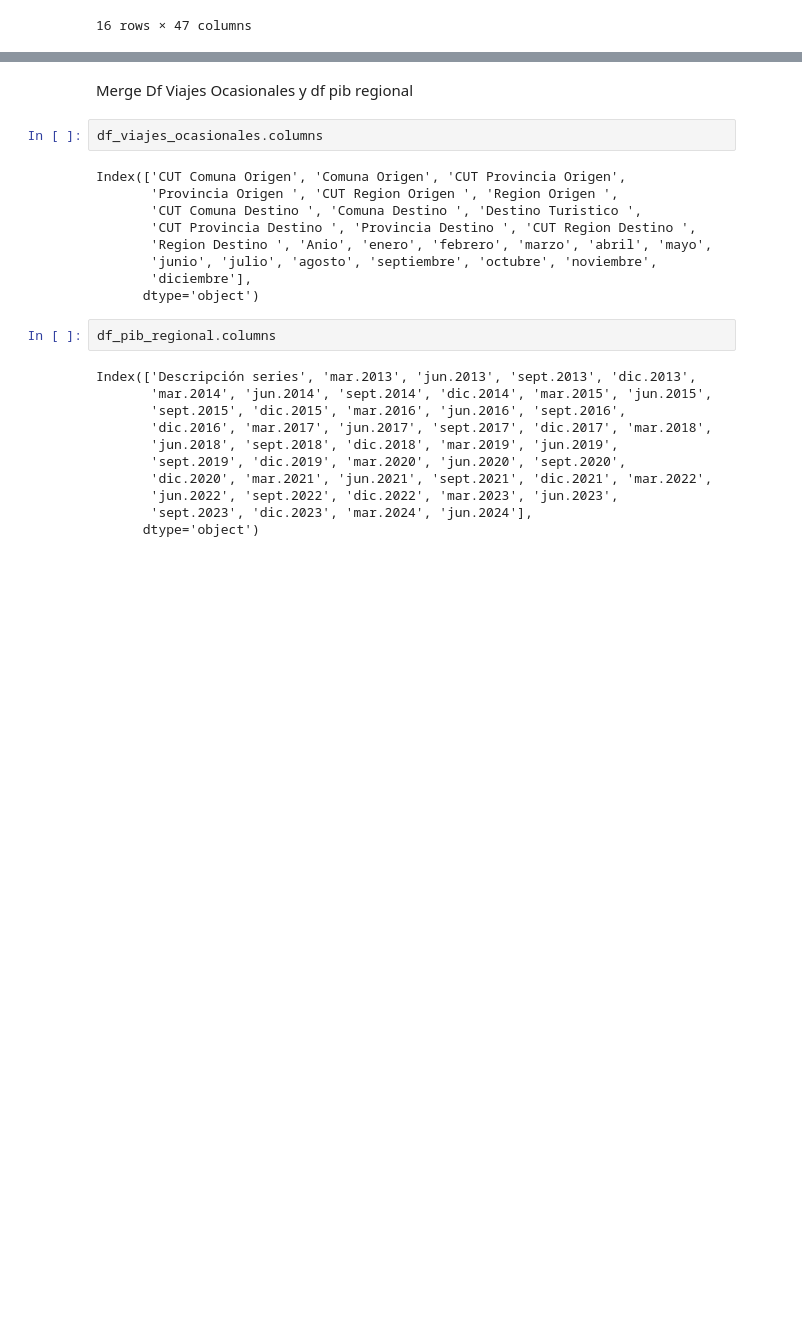
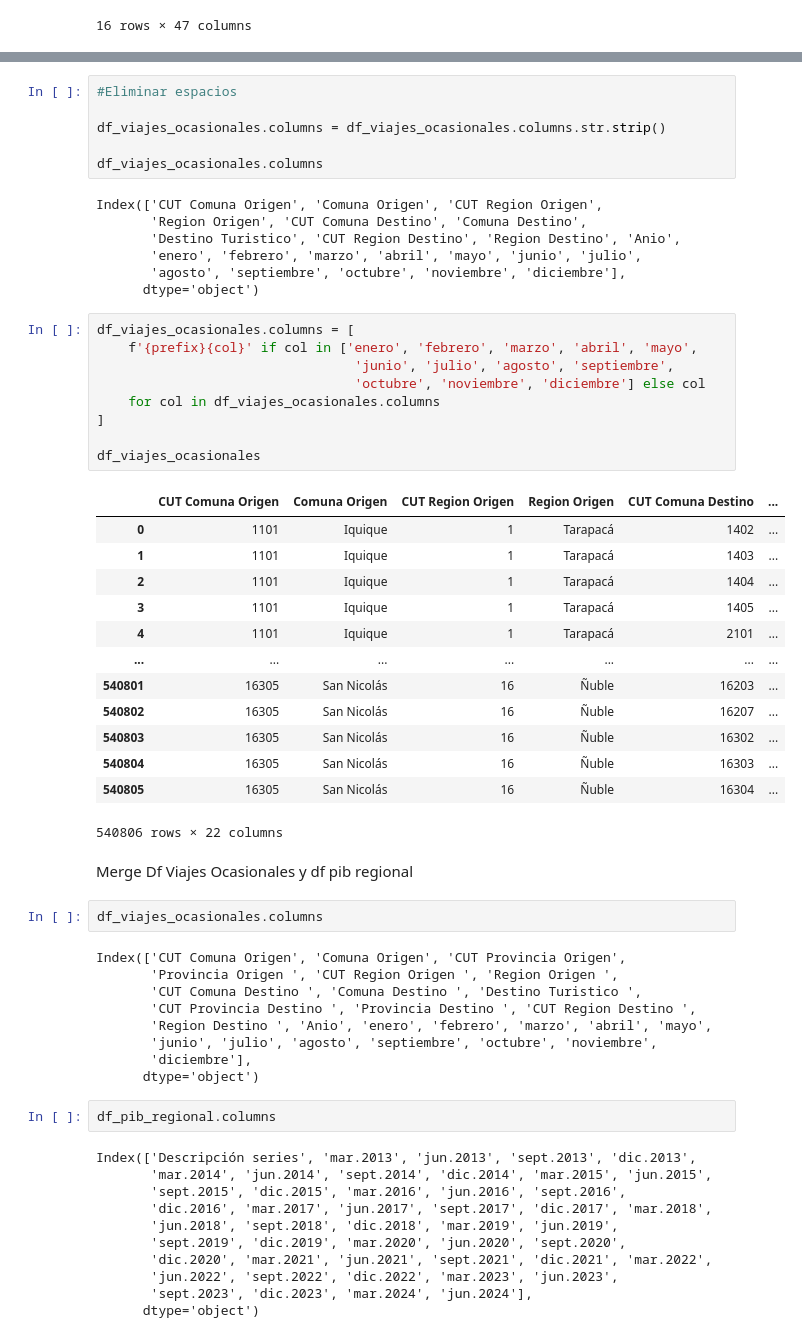
Before and after one commit to LuisCamachoRivero/Exploracion_Proyecto_Final, a Jupyter notebook: src/explore.ipynb, the cells around one changed output, grey strips where cells are left out. Saved outputs shown, nothing was run; the diff lists cells and outputs as text; blank space fills up the shorter version.

```diff
--- a/src/explore.ipynb
+++ b/src/explore.ipynb
@@ -339,3 +372,39 @@ df_pib_regional
+# %%
+#Eliminar espacios
+
+df_viajes_ocasionales.columns = df_viajes_ocasionales.columns.str.strip()
+
+df_viajes_ocasionales.columns
+# %% [output]
+Index(['CUT Comuna Origen', 'Comuna Origen', 'CUT Region Origen',
+       'Region Origen', 'CUT Comuna Destino', 'Comuna Destino',
+       'Destino Turistico', 'CUT Region Destino', 'Region Destino', 'Anio',
+       'enero', 'febrero', 'marzo', 'abril', 'mayo', 'junio', 'julio',
+       'agosto', 'septiembre', 'octubre', 'noviembre', 'diciembre'],
+      dtype='object')
+# %%
+df_viajes_ocasionales.columns = [
+    f'{prefix}{col}' if col in ['enero', 'febrero', 'marzo', 'abril', 'mayo',
+                                 'junio', 'julio', 'agosto', 'septiembre',
+                                 'octubre', 'noviembre', 'diciembre'] else col
+    for col in df_viajes_ocasionales.columns
+]
+
+df_viajes_ocasionales
+# %% [output]
+|  | CUT Comuna Origen | Comuna Origen | CUT Region Origen | Region Origen | CUT Comuna Destino | ... |
+| 0 | 1101 | Iquique | 1 | Tarapacá | 1402 | ... |
+| 1 | 1101 | Iquique | 1 | Tarapacá | 1403 | ... |
+| 2 | 1101 | Iquique | 1 | Tarapacá | 1404 | ... |
+| 3 | 1101 | Iquique | 1 | Tarapacá | 1405 | ... |
+| 4 | 1101 | Iquique | 1 | Tarapacá | 2101 | ... |
+| ... | ... | ... | ... | ... | ... | ... |
+| 540801 | 16305 | San Nicolás | 16 | Ñuble | 16203 | ... |
+| 540802 | 16305 | San Nicolás | 16 | Ñuble | 16207 | ... |
+| 540803 | 16305 | San Nicolás | 16 | Ñuble | 16302 | ... |
+| 540804 | 16305 | San Nicolás | 16 | Ñuble | 16303 | ... |
+| 540805 | 16305 | San Nicolás | 16 | Ñuble | 16304 | ... |
+540806 rows × 22 columns
 # %% [markdown]
 Merge Df Viajes Ocasionales y df pib regional
 # %%
```
Also changed, not shown: parts of 2 cells of this notebook.
